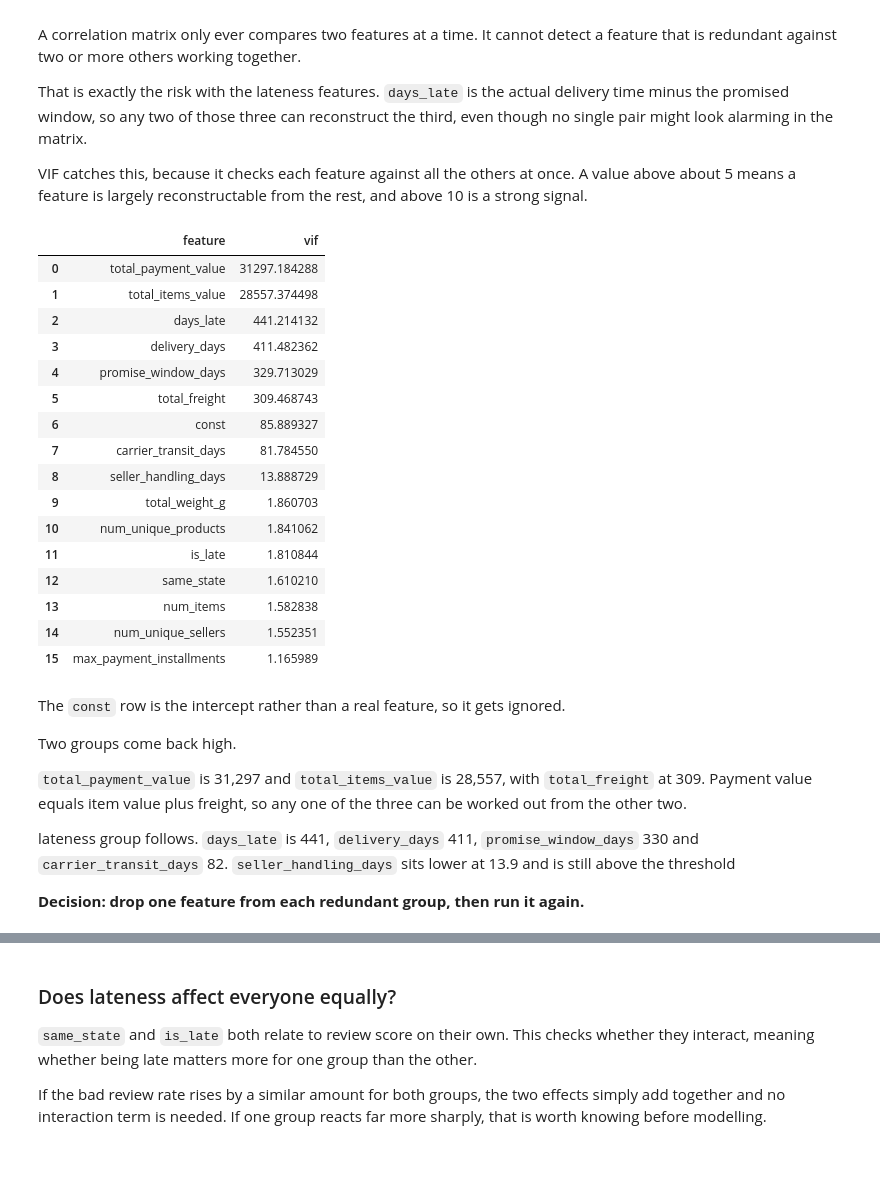
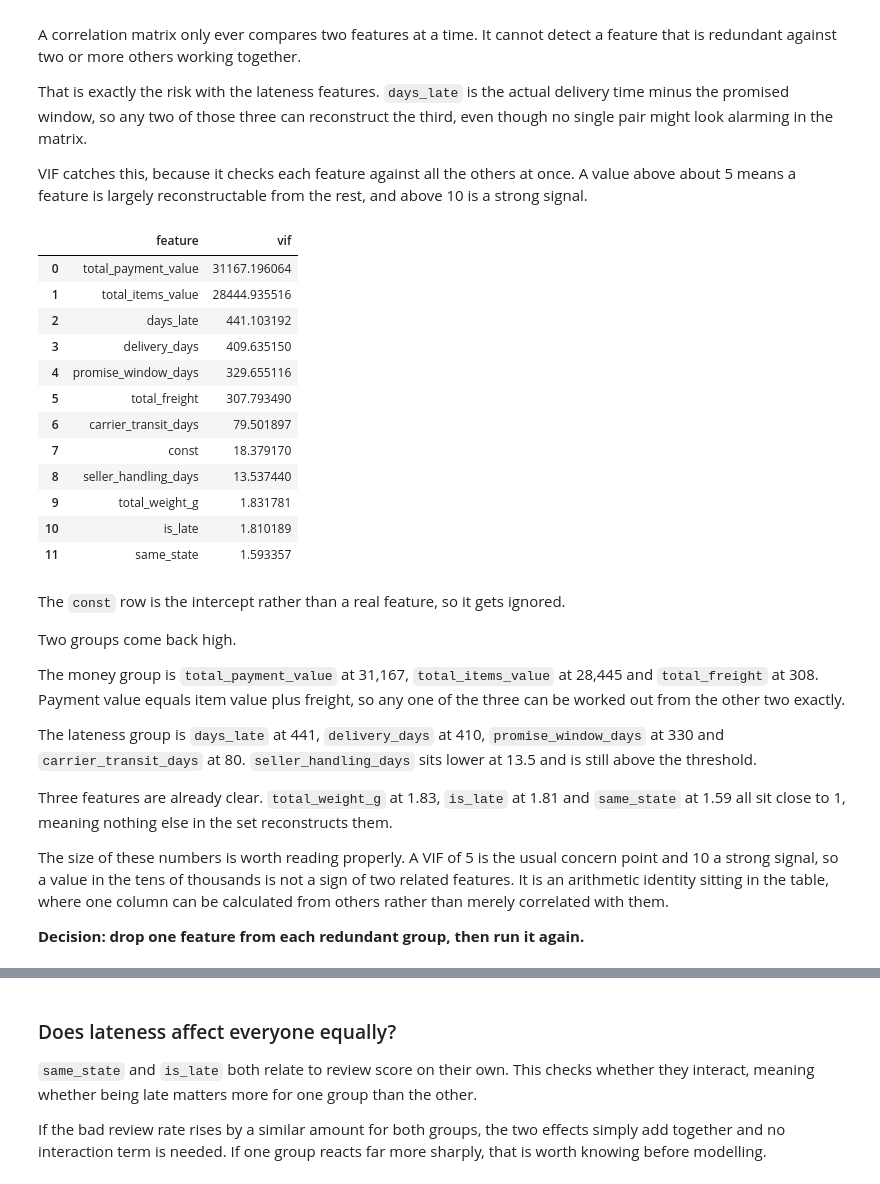
Before and after one commit to MahdhiS/olist-review-prediction, a Jupyter notebook: notebooks/01_eda.ipynb, the cells around one changed output, grey strips where cells are left out. Cells and saved outputs as stored; diff of their text form; code cells hidden in the pictures.

```diff
--- a/notebooks/01_eda.ipynb
+++ b/notebooks/01_eda.ipynb
@@ -2147,52 +2134,56 @@ about 5 means a feature is largely reconstructable from the rest, and above 10 i
 # %%
 from statsmodels.stats.outliers_influence import variance_inflation_factor
 from statsmodels.tools import add_constant
 
 
 def calculate_vif(df, feature_list):
     X = df[feature_list].dropna()
     X = add_constant(X)
 
     vif_table = pd.DataFrame()
     vif_table["feature"] = X.columns
     vif_table["vif"] = [variance_inflation_factor(X.values, i) for i in range(X.shape[1])]
 
     return vif_table.sort_values("vif", ascending=False).reset_index(drop=True)
 
 
-vif_pass1 = calculate_vif(df_clean, correlation_features)
+vif_pass1 = calculate_vif(df_clean, surviving_features)
 
 vif_pass1
 # %% [output]
 |  | feature | vif |
-| 0 | total_payment_value | 31297.184288 |
-| 1 | total_items_value | 28557.374498 |
-| 2 | days_late | 441.214132 |
-| 3 | delivery_days | 411.482362 |
-| 4 | promise_window_days | 329.713029 |
-| 5 | total_freight | 309.468743 |
-| 6 | const | 85.889327 |
-| 7 | carrier_transit_days | 81.784550 |
-| 8 | seller_handling_days | 13.888729 |
-| 9 | total_weight_g | 1.860703 |
-| 10 | num_unique_products | 1.841062 |
-| 11 | is_late | 1.810844 |
-| 12 | same_state | 1.610210 |
-| 13 | num_items | 1.582838 |
-| 14 | num_unique_sellers | 1.552351 |
-| 15 | max_payment_installments | 1.165989 |
+| 0 | total_payment_value | 31167.196064 |
+| 1 | total_items_value | 28444.935516 |
+| 2 | days_late | 441.103192 |
+| 3 | delivery_days | 409.635150 |
+| 4 | promise_window_days | 329.655116 |
+| 5 | total_freight | 307.793490 |
+| 6 | carrier_transit_days | 79.501897 |
+| 7 | const | 18.379170 |
+| 8 | seller_handling_days | 13.537440 |
+| 9 | total_weight_g | 1.831781 |
+| 10 | is_late | 1.810189 |
+| 11 | same_state | 1.593357 |
 # %% [markdown]
 The `const` row is the intercept rather than a real feature, so it gets ignored.
 
 Two groups come back high.
 
-`total_payment_value` is 31,297 and `total_items_value` is 28,557, with
-`total_freight` at 309. Payment value equals item value plus freight, so any one of the three can
-be worked out from the other two.
+The money group is `total_payment_value` at 31,167, `total_items_value` at 28,445 and
+`total_freight` at 308. Payment value equals item value plus freight, so any one of the three can
+be worked out from the other two exactly.
 
-lateness group follows. `days_late` is 441, `delivery_days` 411, `promise_window_days` 330 and
-`carrier_transit_days` 82. `seller_handling_days` sits lower at 13.9 and is still above the
-threshold
+The lateness group is `days_late` at 441, `delivery_days` at 410, `promise_window_days` at 330 and
+`carrier_transit_days` at 80. `seller_handling_days` sits lower at 13.5 and is still above the
+threshold.
+
+Three features are already clear. `total_weight_g` at 1.83, `is_late` at 1.81 and `same_state` at
+1.59 all sit close to 1, meaning nothing else in the set reconstructs them.
+
+The size of these numbers is worth reading properly. A VIF of 5 is the usual concern point and 10
+a strong signal, so a value in the tens of thousands is not a sign of two related features. It is
+an arithmetic identity sitting in the table, where one column can be calculated from others rather
+than merely correlated with them.
 
 **Decision: drop one feature from each redundant group, then run it again.**
 # %%
```
Also changed, not shown: parts of 45 cells of this notebook.
